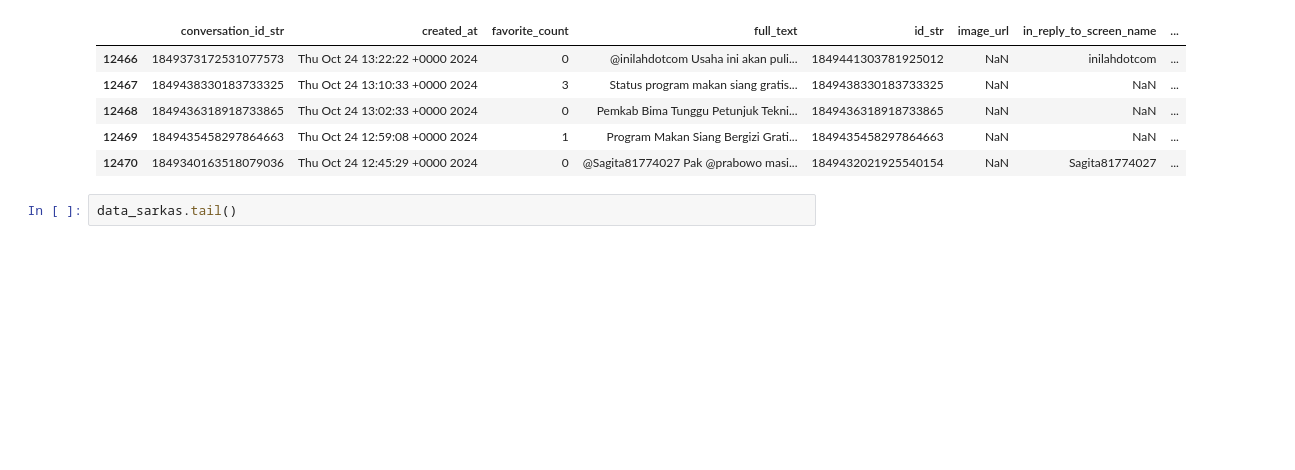
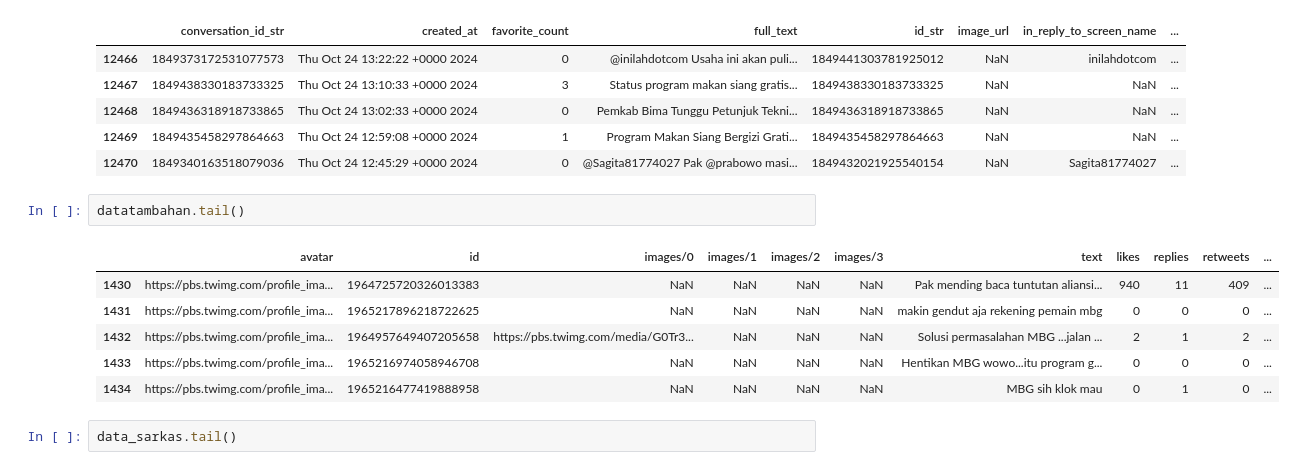
Before and after one commit to yuemway/Analisis-Sentimen-Masyarakat-pada-Program-Makan-Siang-Gratis, a Jupyter notebook: preprocessing.ipynb, the cells around one changed output. Drawn from its saved outputs; the diff is of its cells as text; blank space fills up the shorter version.

```diff
--- a/preprocessing.ipynb
+++ b/preprocessing.ipynb
@@ -65,6 +76,15 @@ data.tail()
 | 12468 | 1849436318918733865 | Thu Oct 24 13:02:33 +0000 2024 | 0 | Pemkab Bima Tunggu Petunjuk Tekni... | 1849436318918733865 | NaN | NaN | ... |
 | 12469 | 1849435458297864663 | Thu Oct 24 12:59:08 +0000 2024 | 1 | Program Makan Siang Bergizi Grati... | 1849435458297864663 | NaN | NaN | ... |
 | 12470 | 1849340163518079036 | Thu Oct 24 12:45:29 +0000 2024 | 0 | @Sagita81774027 Pak @prabowo masi... | 1849432021925540154 | NaN | Sagita81774027 | ... |
+# %%
+datatambahan.tail()
+# %% [output]
+|  | avatar | id | images/0 | images/1 | images/2 | images/3 | text | likes | replies | retweets | ... |
+| 1430 | https://pbs.twimg.com/profile_ima... | 1964725720326013383 | NaN | NaN | NaN | NaN | Pak mending baca tuntutan aliansi... | 940 | 11 | 409 | ... |
+| 1431 | https://pbs.twimg.com/profile_ima... | 1965217896218722625 | NaN | NaN | NaN | NaN | makin gendut aja rekening pemain mbg | 0 | 0 | 0 | ... |
+| 1432 | https://pbs.twimg.com/profile_ima... | 1964957649407205658 | https://pbs.twimg.com/media/G0Tr3... | NaN | NaN | NaN | Solusi permasalahan MBG ...jalan ... | 2 | 1 | 2 | ... |
+| 1433 | https://pbs.twimg.com/profile_ima... | 1965216974058946708 | NaN | NaN | NaN | NaN | Hentikan MBG wowo...itu program g... | 0 | 0 | 0 | ... |
+| 1434 | https://pbs.twimg.com/profile_ima... | 1965216477419888958 | NaN | NaN | NaN | NaN | MBG sih klok mau | 0 | 1 | 0 | ... |
 # %%
 data_sarkas.tail()
 # %% [output]
```
Also changed, not shown: parts of 10 cells of this notebook, 5 other files.
